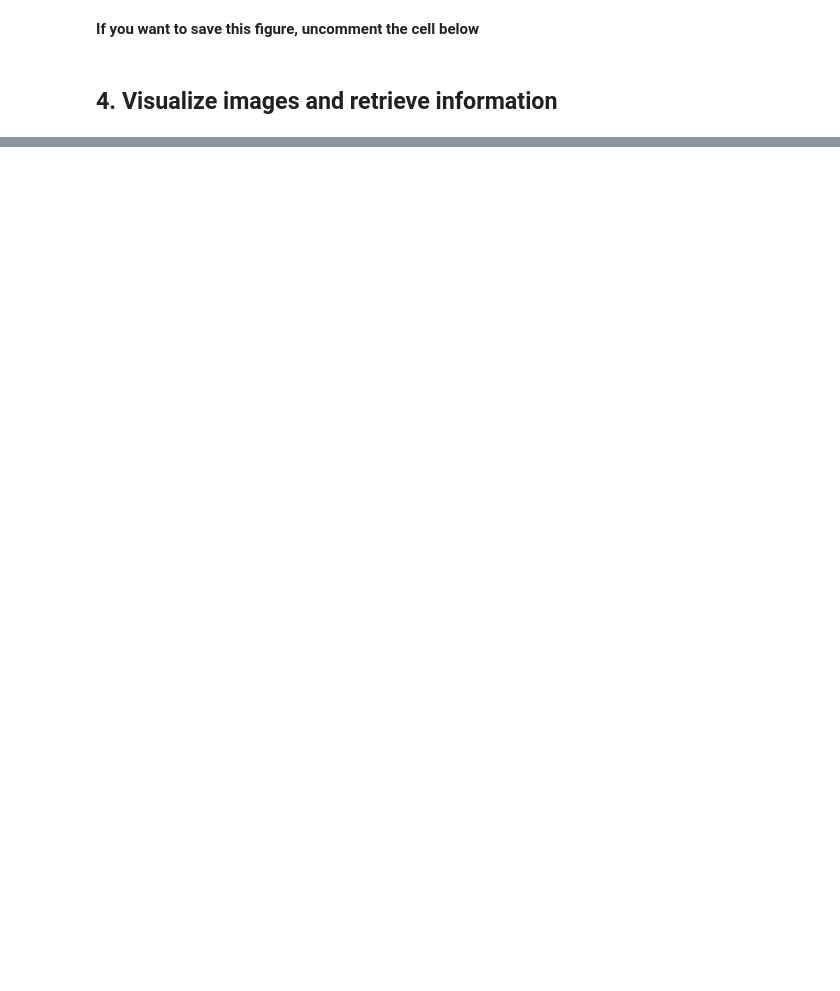
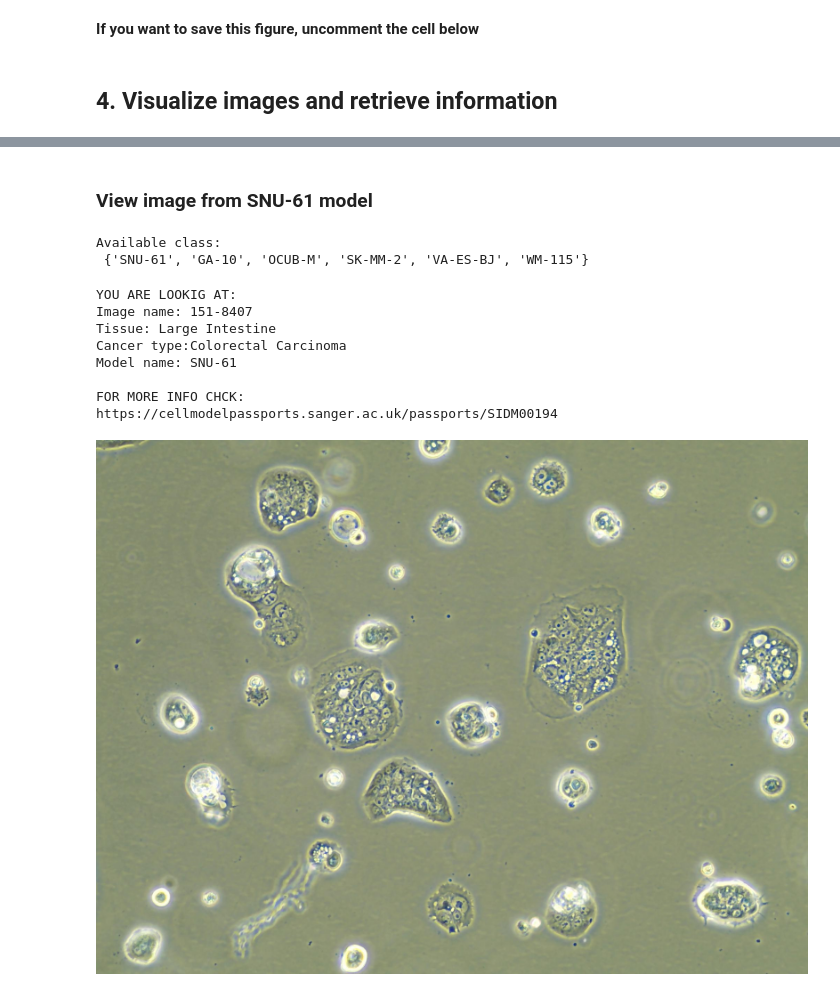
Before and after one commit to apollo994/CMP_, a Jupyter notebook: images_exploratory_analysis.ipynb, the cells around one changed output, grey strips where cells are left out. Cells and saved outputs as stored; diff of their text form; code cells hidden in the pictures; blank space fills up the shorter version.

```diff
--- a/images_exploratory_analysis.ipynb
+++ b/images_exploratory_analysis.ipynb
@@ -191,0 +231,20 @@ https://cellmodelpassports.sanger.ac.uk/passports/SIDM01000
+# %% [markdown]
+### View image from SNU-61 model
+# %%
+#check the class available for the feature of interest
+print ('Available class:\n',set(list(im_info['model_name'])))
+# %% [output]
+Available class:
+ {'SNU-61', 'GA-10', 'OCUB-M', 'SK-MM-2', 'VA-ES-BJ', 'WM-115'}
+# %%
+view_image('SNU-61', 'model_name', im_info, 1, PATH_jpg)
+# %% [output]
+YOU ARE LOOKIG AT:
+Image name: 151-8407
+Tissue: Large Intestine
+Cancer type:Colorectal Carcinoma
+Model name: SNU-61
+
+FOR MORE INFO CHCK:
+https://cellmodelpassports.sanger.ac.uk/passports/SIDM00194
+[figure, added]
```
Also changed, not shown: parts of 19 cells of this notebook, 2 other files.
